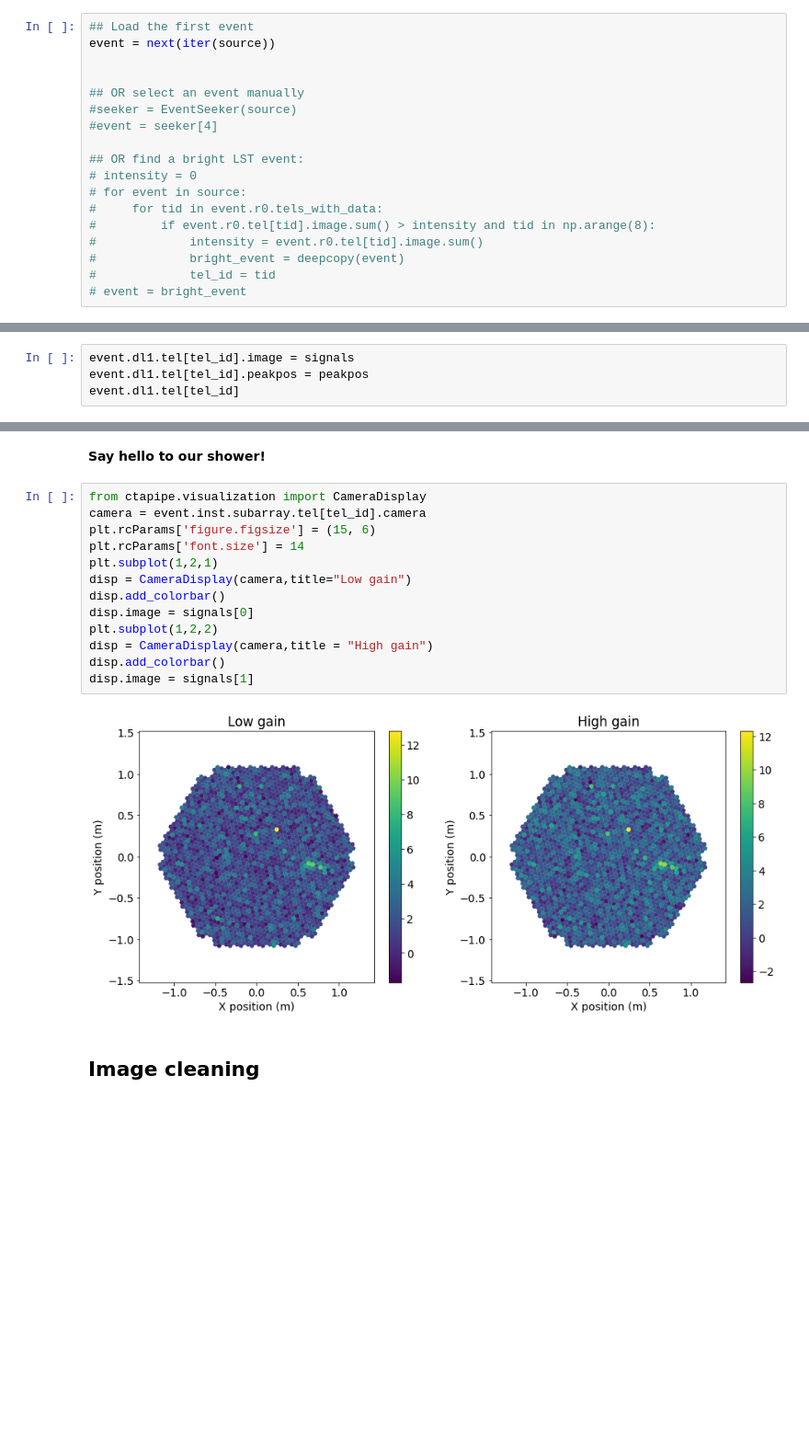
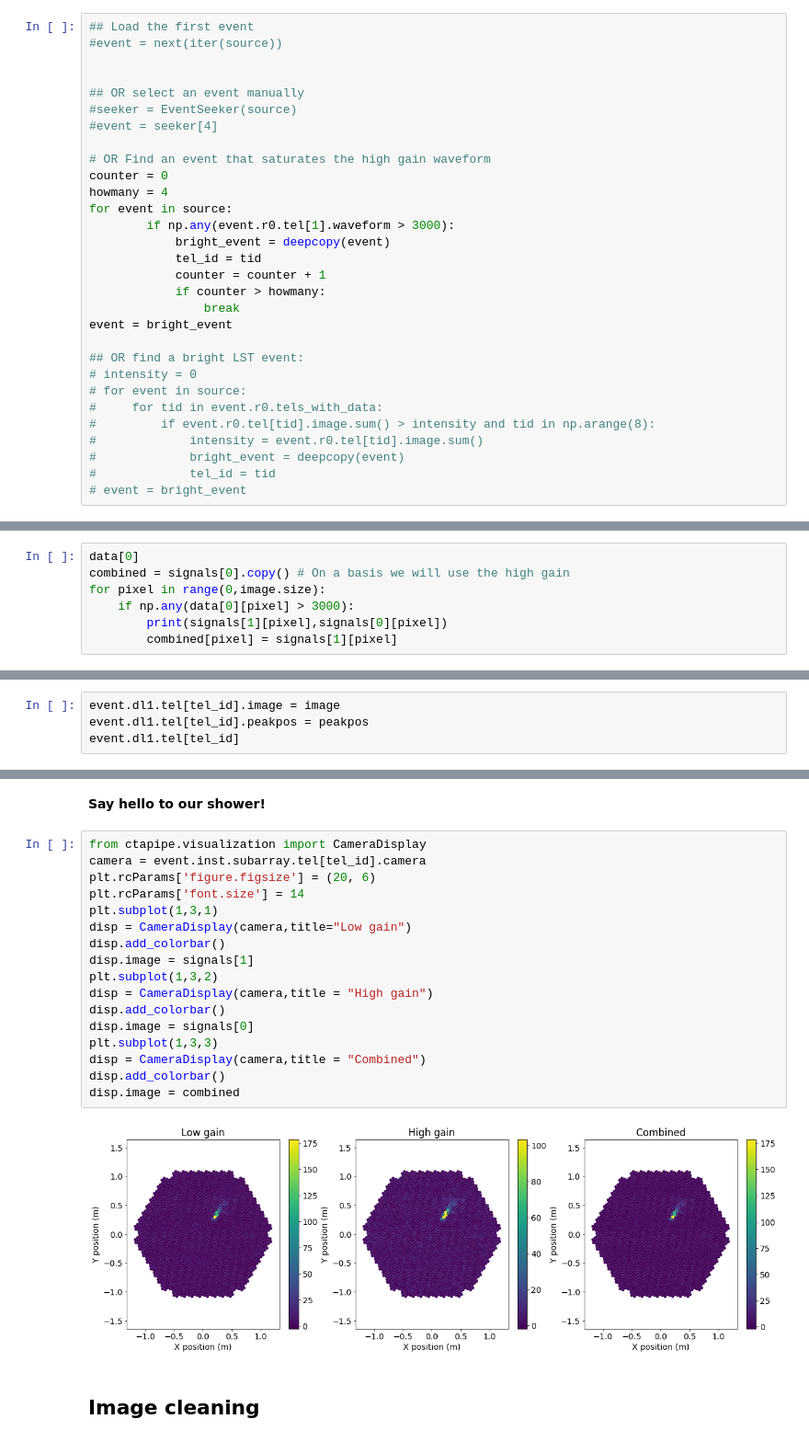
Before and after one commit to cta-observatory/cta-lstchain, a Jupyter notebook: notebooks/Step_by_Step_dl0_to_dl1.ipynb, the cells around one changed output, grey strips where cells are left out. Shown at 92% size. Cells and saved outputs as stored; diff of their text form; blank space fills up the shorter version.

```diff
--- a/notebooks/Step_by_Step_dl0_to_dl1.ipynb
+++ b/notebooks/Step_by_Step_dl0_to_dl1.ipynb
@@ -35,11 +54,23 @@ source.allowed_tels = allowed_tels
 # %%
 ## Load the first event
-event = next(iter(source))
+#event = next(iter(source))
 
 
 ## OR select an event manually
 #seeker = EventSeeker(source)
 #event = seeker[4]
+
+# OR Find an event that saturates the high gain waveform
+counter = 0
+howmany = 4
+for event in source:
+        if np.any(event.r0.tel[1].waveform > 3000):
+            bright_event = deepcopy(event)
+            tel_id = tid
+            counter = counter + 1
+            if counter > howmany:
+                break
+event = bright_event
 
 ## OR find a bright LST event:
 # intensity = 0
@@ -181,0 +224,7 @@ signals *= dc2pe
+# %%
+data[0]
+combined = signals[0].copy() # On a basis we will use the high gain
+for pixel in range(0,image.size):
+    if np.any(data[0][pixel] > 3000):
+        print(signals[1][pixel],signals[0][pixel])
+        combined[pixel] = signals[1][pixel]
@@ -182,7 +235,7 @@ signals *= dc2pe
 # %% [markdown]
 **And fill the DL1 containers**
 # %%
-event.dl1.tel[tel_id].image = signals
+event.dl1.tel[tel_id].image = image
 event.dl1.tel[tel_id].peakpos = peakpos
 event.dl1.tel[tel_id]
 # %% [output]
@@ -205,18 +258,22 @@ ctapipe.io.containers.DL1CameraContainer:
 # %%
 from ctapipe.visualization import CameraDisplay
 camera = event.inst.subarray.tel[tel_id].camera
-plt.rcParams['figure.figsize'] = (15, 6)
+plt.rcParams['figure.figsize'] = (20, 6)
 plt.rcParams['font.size'] = 14
-plt.subplot(1,2,1)
+plt.subplot(1,3,1)
 disp = CameraDisplay(camera,title="Low gain")
 disp.add_colorbar()
-disp.image = signals[0]
-plt.subplot(1,2,2)
+disp.image = signals[1]
+plt.subplot(1,3,2)
 disp = CameraDisplay(camera,title = "High gain")
 disp.add_colorbar()
-disp.image = signals[1]
+disp.image = signals[0]
+plt.subplot(1,3,3)
+disp = CameraDisplay(camera,title = "Combined")
+disp.add_colorbar()
+disp.image = combined
 # %% [output]
-[figure, old version]
+[figure, new version]
 # %% [markdown]
 ## Image cleaning
 # %%
```
Also changed, not shown: parts of 31 cells of this notebook.
